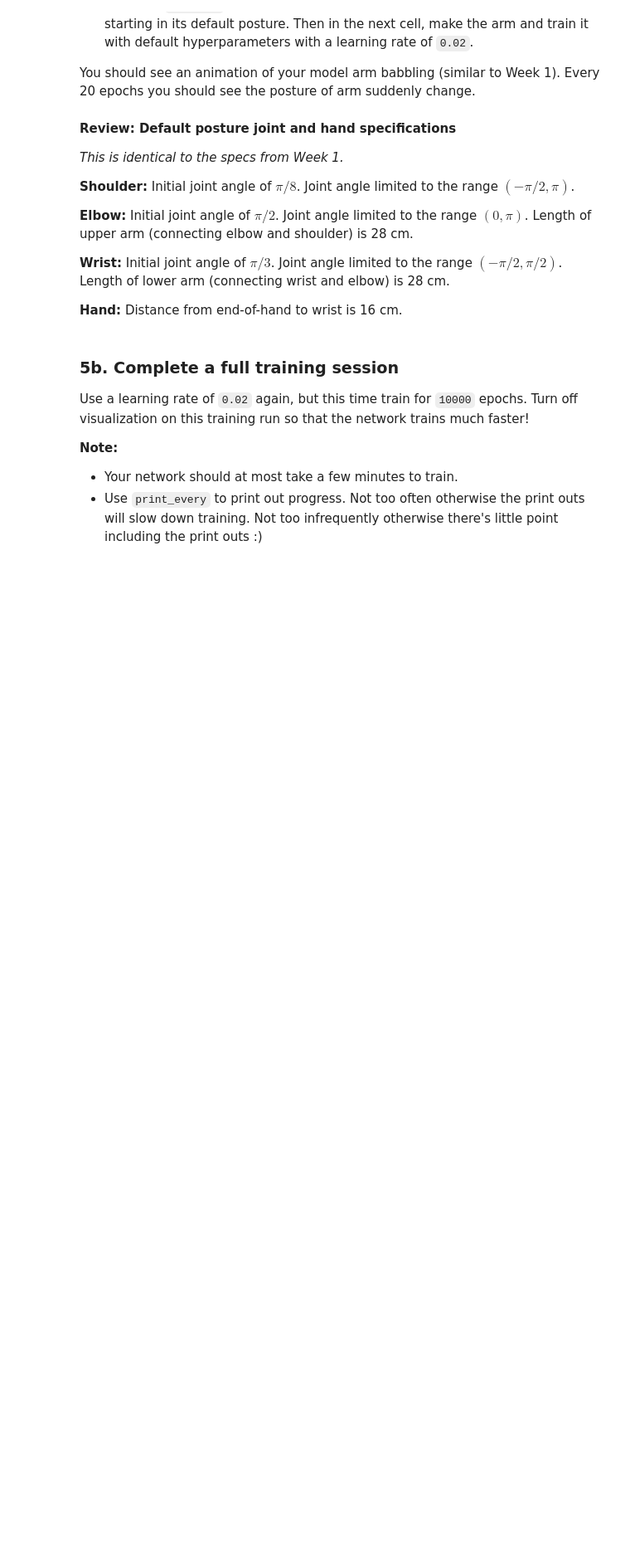
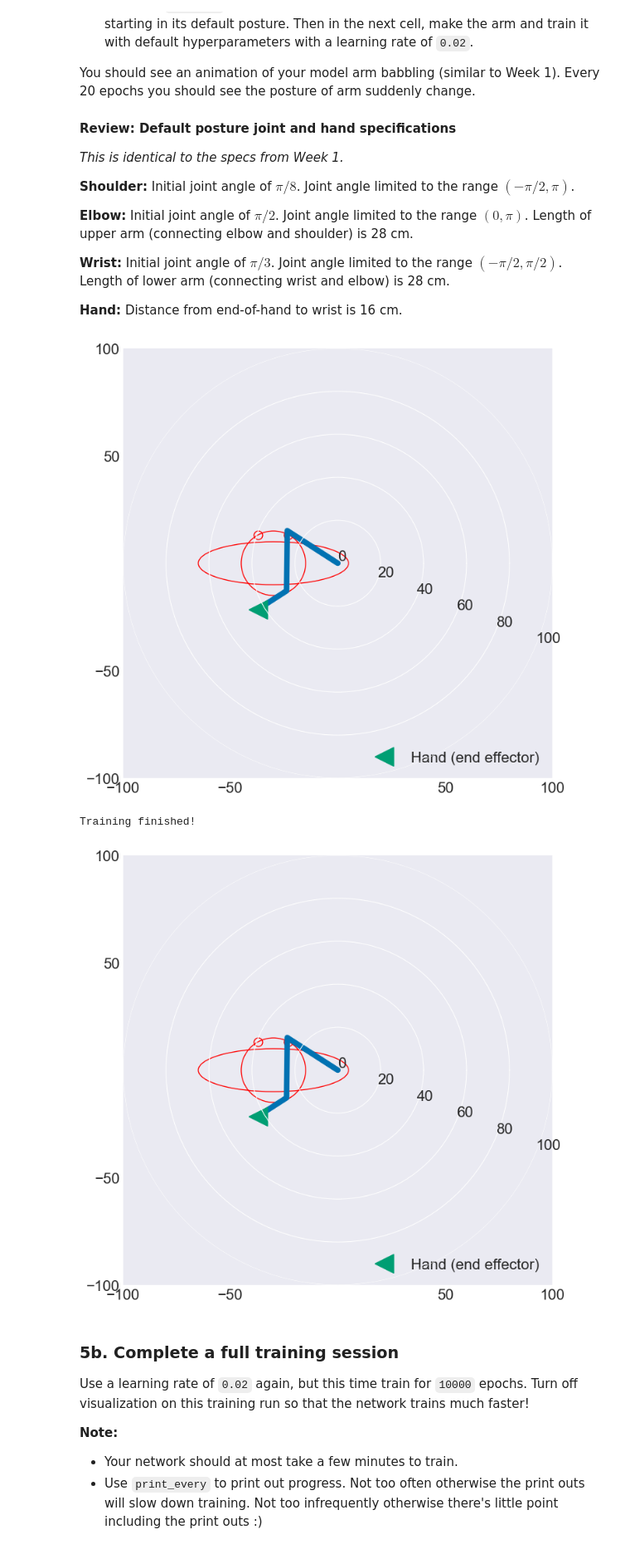
Before and after one commit to mqwen24/CS443_Projects, a Jupyter notebook: p3/learning_to_reach.ipynb, the cells around one changed output. Shown at 83% size. Cells and saved outputs as stored; diff of their text form; code cells hidden in the pictures; blank space fills up the shorter version.

```diff
--- a/p3/learning_to_reach.ipynb
+++ b/p3/learning_to_reach.ipynb
@@ -62,13 +62,28 @@ def make_arm(lr):
     Arm. The arm object.
     '''
     np.random.seed(0)
-    pass
+    shoulder = Joint('shoulder', np.pi/8, 0, angle_limits=[-np.pi/2, np.pi])
+    elbow = Joint('elbow', np.pi/2, 28, angle_limits=[0, np.pi])
+    wrist = Joint('wrist', np.pi/3, 28+28, angle_limits=[-np.pi/2, np.pi/2])
+    hand = EndEffector('hand', 16+28+28)
+
+    joints = [shoulder, elbow, wrist]
+
+    arm = Arm(joints, hand, Outstar(MotorNeurons(joints), Muscles(), lr))
+
+    return arm
 # %%
 %matplotlib notebook
+%matplotlib inline
 # TODO: Make Arm object with learning rate of 0.02
-
+arm = make_arm(0.02)
 
 # TODO: Train your Arm below
+arm.train()
+# %% [output]
+[figure, added]
+Training finished!
+[figure, added]
 # %% [markdown]
 ### 5b. Complete a full training session
 
```
Also changed, not shown: parts of 4 cells of this notebook, 5 other files.
